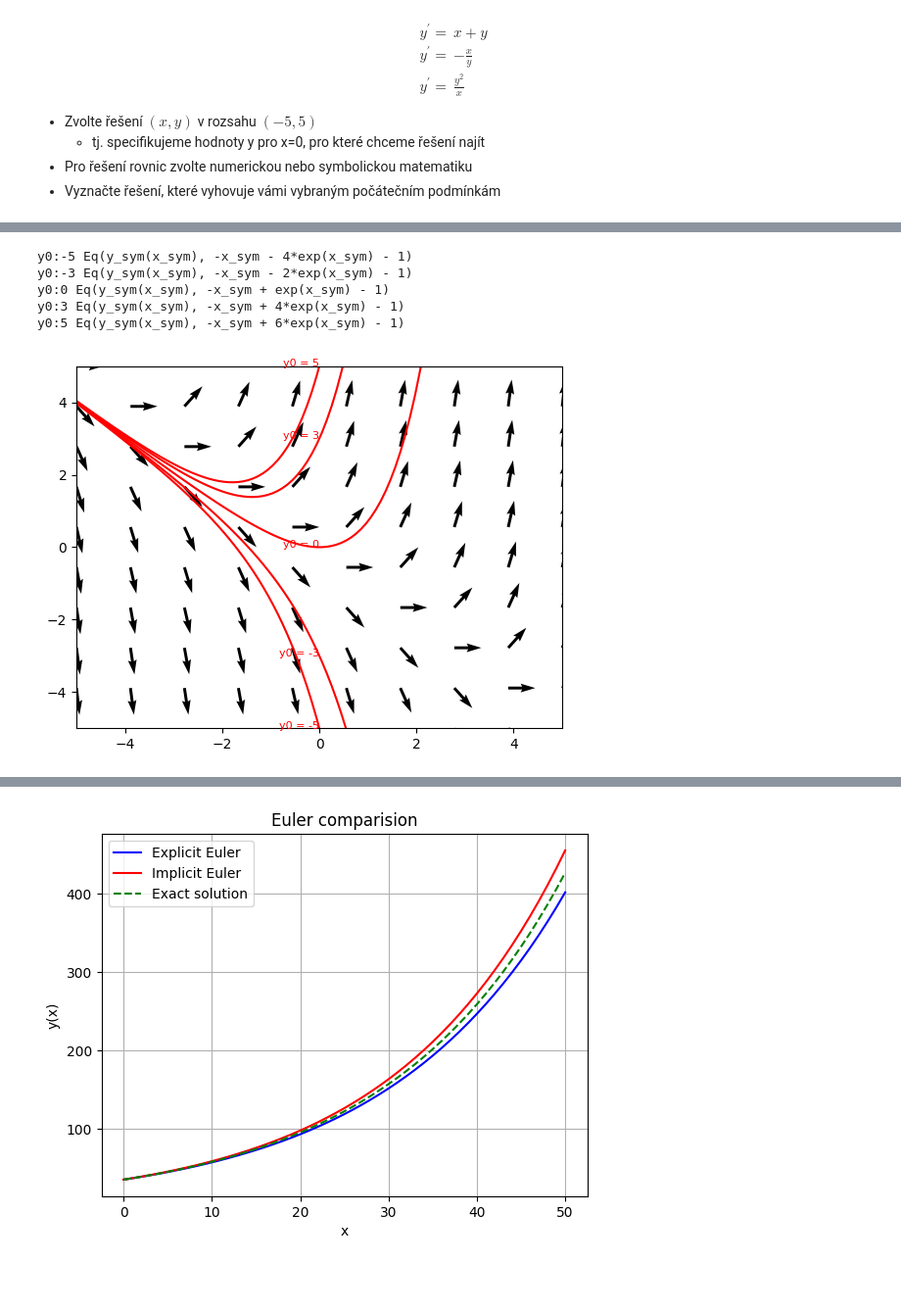
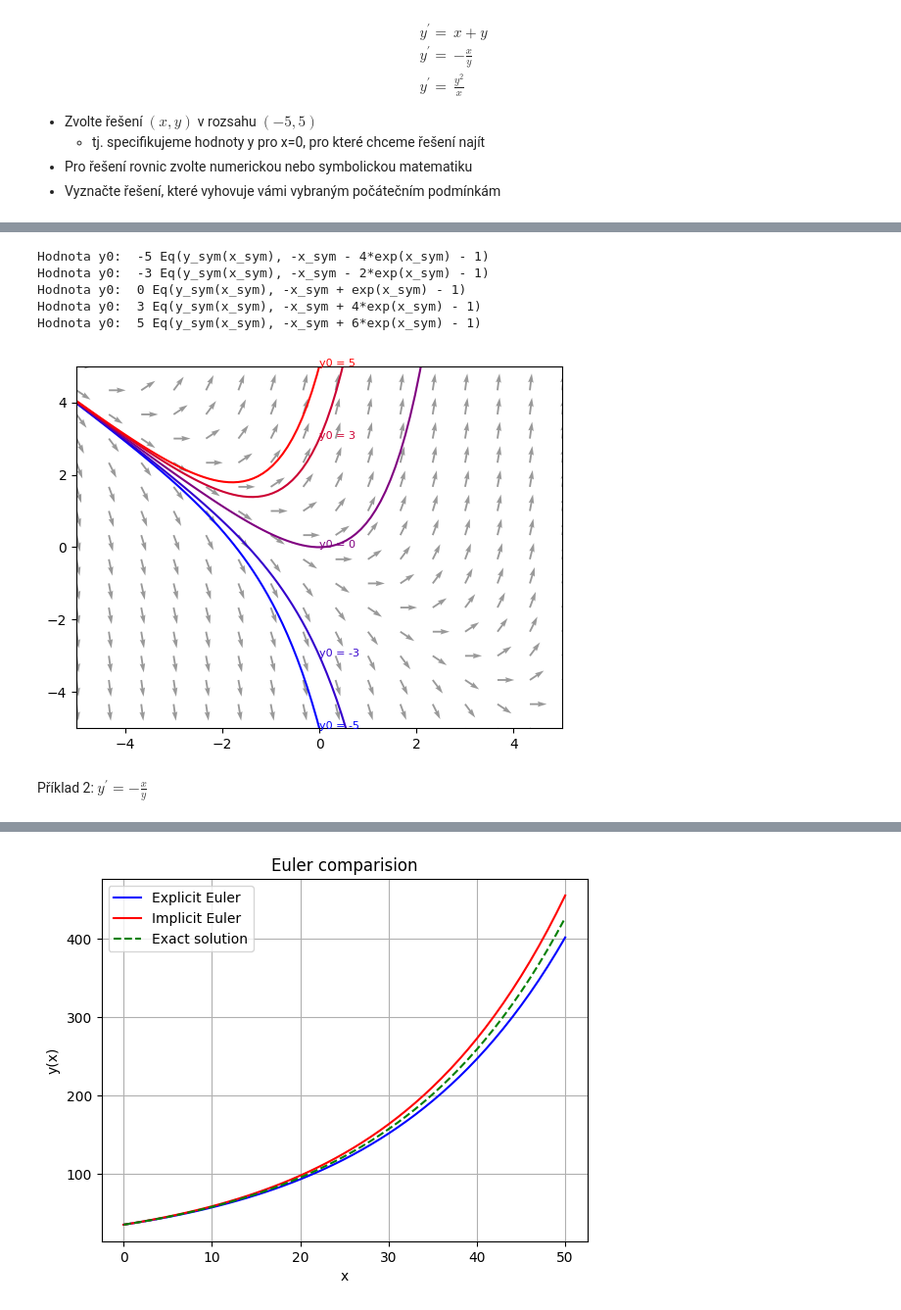
Before and after one commit to pkbcz/MSW2, a Jupyter notebook: 12 Diferencialni rovnice.ipynb, the cells around one changed output, grey strips where cells are left out. Shown at 98% size. Drawn from its saved outputs; the diff is of its cells as text; code cells hidden in the pictures; blank space fills up the shorter version.

```diff
--- a/12 Diferencialni rovnice.ipynb
+++ b/12 Diferencialni rovnice.ipynb
@@ -710,0 +780,21 @@ $$
+# %%
+# připravme si barvy pro vykreslení
+import matplotlib.pyplot as plt
+import numpy as np
+def clamp_0_1(x):
+    return max(0, min(1, x))
+
+def barva(t):
+    color1 = (1., 0.8, 0)       # červená
+    color2 = (0.8, 0, 1)        # fialová
+    t = clamp_0_1(t)
+    return tuple(
+        ((1 - t) * c1 + t * c2) for c1, c2 in zip(color1, color2)
+    )
+
+def barva2(t):                  # jednodušší přístup
+    return (t, 0, 1-t)          # RGB tuple
+
+plt.figure(figsize=(8,1))
+for t in np.arange(0,1.1,0.1):
+    plt.plot([1,2], [t,t], color=barva(t))
@@ -714,46 +806,51 @@ import numpy as np
 import matplotlib.pyplot as plt
 from sympy import Function, dsolve, Eq, symbols, lambdify
 
 xymin = -5
 xymax = 5
 plt.xlim(xymin, xymax)                      # nastavení měřítka x
 plt.ylim(xymin, xymax)                      # nastavení měřítka y
 
-#reseni diferencialni rovnice
+# Řešení diferenciální rovnice
 x = np.linspace(xymin, xymax, 100)          # pole x
 y0s = [-5, -3, 0, 3, 5]                     # konkrétní ics v <-5, 5> (hodnoty y pro x = 0)
 xs = symbols('x_sym')
 ys = symbols('y_sym', cls=Function)
 eq = Eq(ys(xs).diff(xs), xs + ys(xs))       # y' = x + y
 
-# vykreslení konkrétních řešení
+# Vykreslení konkrétních řešení
 for y0 in y0s:                              # přes jednotlivé ics
     sol = dsolve(eq, ics={ys(0): y0})       # řešíme rovnici s konkrétní počáteční podmínkou
-    print(f"y0:{y0}", sol)
+    print(f"Hodnota y0:  {y0}", sol)
     y = lambdify(xs, sol.rhs)               # převede symbolickou funkci na numpy
-    plt.plot(x, y(x), "r-")                 # řešení pro každou poč. podmínku (červeně)
-    plt.text(0, y(0), f'y0 = {y0}', fontsize=8, color='red', ha='right')
+    barva1 = barva((y0+5)/10)
+    plt.plot(x, y(x), color=barva1)         # řešení pro každou poč. podmínku (červeně)
+    plt.text(0, y(0), f'y0 = {y0}', fontsize=8, color=barva1)
 
 # vektorové pole
-nvec_on_row = 10                            # počet šipek na řádku
+nvec_on_row = 16                            # počet šipek na řádku
 # pozice šipek (v obou směrech x,y stejný počet)
 X,Y = np.meshgrid(np.linspace(xymin, xymax, nvec_on_row),np.linspace(xymin, xymax, nvec_on_row))
 
 U = 1                                       # směr doprava
 V = X + Y                                   # y' = x + y (y' je rychlost)
 norm = np.sqrt(U**2 + V**2)
 U /= norm
 V /= norm
-plt.quiver(X,Y,U,V)                         # 2D pole šipek: X, Y umístění šipek, U, V směry
+plt.quiver(X,Y,U,V, color='gray', alpha=0.8)   # 2D pole šipek: X, Y umístění šipek, U, V směry
 
 plt.show()
 # %% [output]
-y0:-5 Eq(y_sym(x_sym), -x_sym - 4*exp(x_sym) - 1)
-y0:-3 Eq(y_sym(x_sym), -x_sym - 2*exp(x_sym) - 1)
-y0:0 Eq(y_sym(x_sym), -x_sym + exp(x_sym) - 1)
-y0:3 Eq(y_sym(x_sym), -x_sym + 4*exp(x_sym) - 1)
-y0:5 Eq(y_sym(x_sym), -x_sym + 6*exp(x_sym) - 1)
+Hodnota y0:  -5 Eq(y_sym(x_sym), -x_sym - 4*exp(x_sym) - 1)
+Hodnota y0:  -3 Eq(y_sym(x_sym), -x_sym - 2*exp(x_sym) - 1)
+Hodnota y0:  0 Eq(y_sym(x_sym), -x_sym + exp(x_sym) - 1)
+Hodnota y0:  3 Eq(y_sym(x_sym), -x_sym + 4*exp(x_sym) - 1)
+Hodnota y0:  5 Eq(y_sym(x_sym), -x_sym + 6*exp(x_sym) - 1)
-[figure, old version]
+[figure, new version]
+# %% [markdown]
+Příklad 2: $
+y^{\prime} = -\frac{x}{y}
+$
 # %%
 # y' = -x/y
 import numpy as np
```
Also changed, not shown: parts of 53 cells of this notebook, 1 other file.
